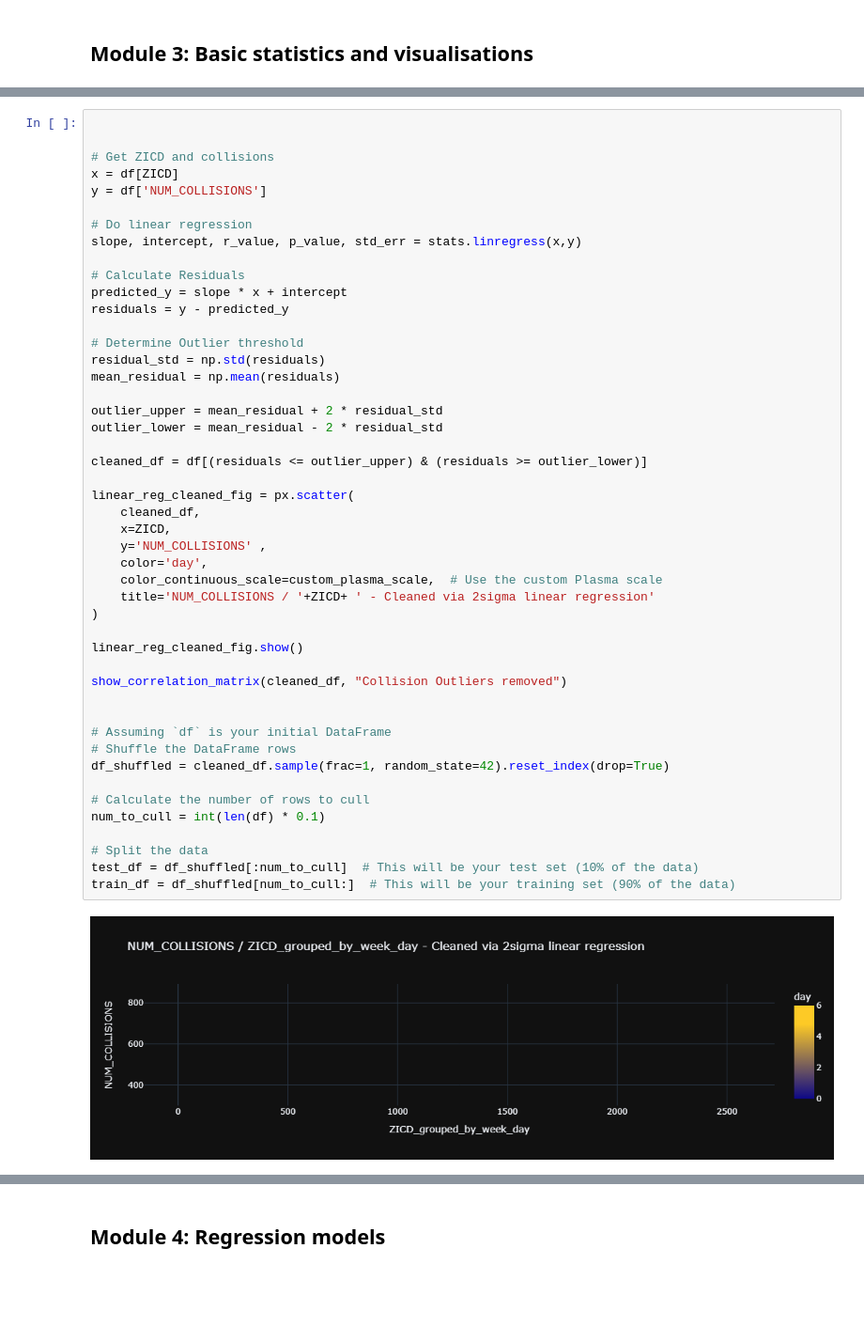
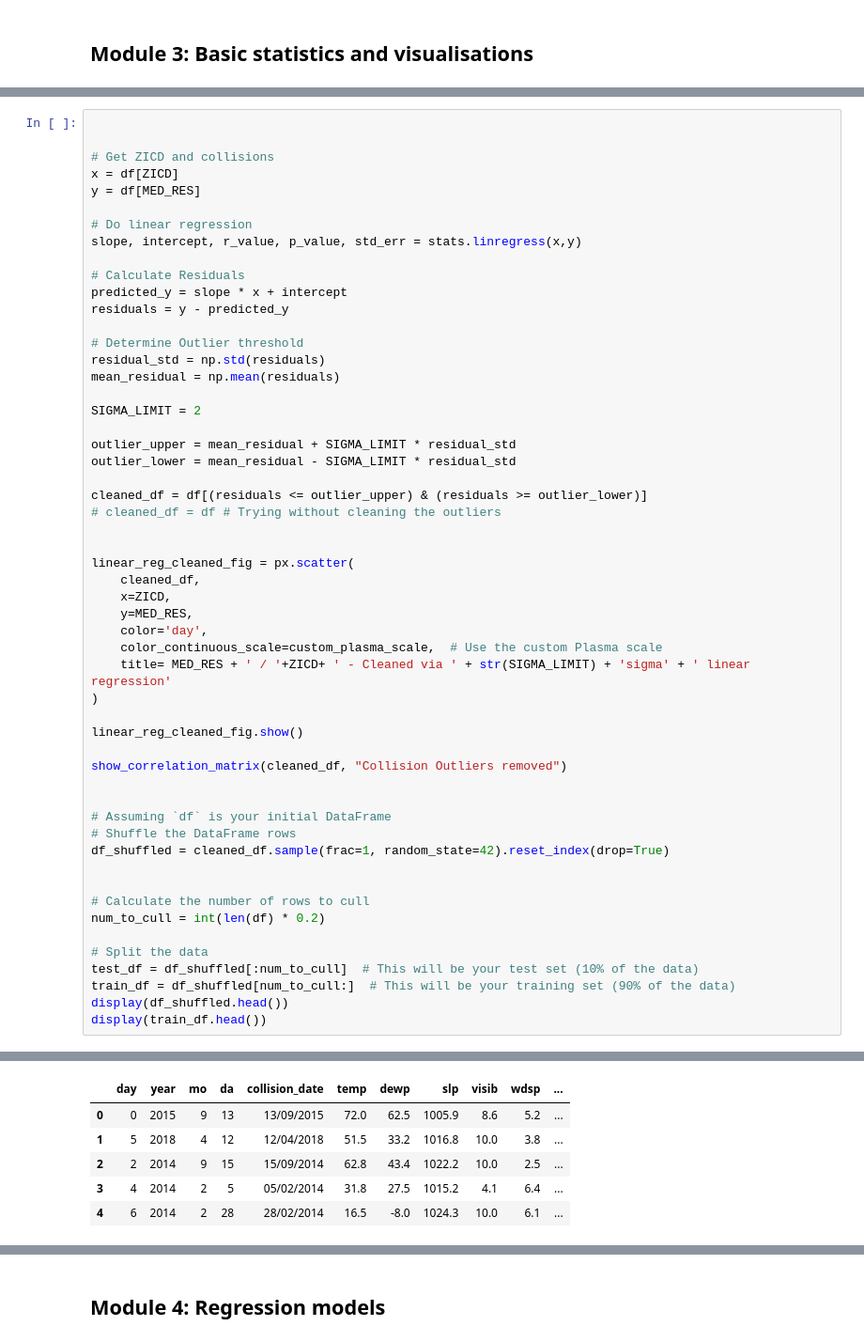
Before and after one commit to buchananwill/JupyterNotebookLBD, a Jupyter notebook: scientificProject/notebooks/Colab_notebook_template.ipynb, the cells around one changed output, grey strips where cells are left out. Shown at 94% size. Drawn from its saved outputs; the diff is of its cells as text; blank space fills up the shorter version.

```diff
--- a/scientificProject/notebooks/Colab_notebook_template.ipynb
+++ b/scientificProject/notebooks/Colab_notebook_template.ipynb
@@ -215,7 +280,7 @@ num_trips_to_zicd_year.show()
 
 # Get ZICD and collisions
 x = df[ZICD]
-y = df['NUM_COLLISIONS']
+y = df[MED_RES]
 
 # Do linear regression
 slope, intercept, r_value, p_value, std_err = stats.linregress(x,y)
@@ -228,18 +293,22 @@ residuals = y - predicted_y
 residual_std = np.std(residuals)
 mean_residual = np.mean(residuals)
 
-outlier_upper = mean_residual + 2 * residual_std
-outlier_lower = mean_residual - 2 * residual_std
+SIGMA_LIMIT = 2
+
+outlier_upper = mean_residual + SIGMA_LIMIT * residual_std
+outlier_lower = mean_residual - SIGMA_LIMIT * residual_std
 
 cleaned_df = df[(residuals <= outlier_upper) & (residuals >= outlier_lower)]
+# cleaned_df = df # Trying without cleaning the outliers
+
 
 linear_reg_cleaned_fig = px.scatter(
     cleaned_df,
     x=ZICD,
-    y='NUM_COLLISIONS' ,
+    y=MED_RES,
     color='day',
     color_continuous_scale=custom_plasma_scale,  # Use the custom Plasma scale
-    title='NUM_COLLISIONS / '+ZICD+ ' - Cleaned via 2sigma linear regression'
+    title= MED_RES + ' / '+ZICD+ ' - Cleaned via ' + str(SIGMA_LIMIT) + 'sigma' + ' linear regression'
 )
 
 linear_reg_cleaned_fig.show()
@@ -251,11 +320,13 @@ show_correlation_matrix(cleaned_df, "Collision Outliers removed")
 # Shuffle the DataFrame rows
 df_shuffled = cleaned_df.sample(frac=1, random_state=42).reset_index(drop=True)
 
+
 # Calculate the number of rows to cull
-num_to_cull = int(len(df) * 0.1)
+num_to_cull = int(len(df) * 0.2)
 
 # Split the data
 test_df = df_shuffled[:num_to_cull]  # This will be your test set (10% of the data)
 train_df = df_shuffled[num_to_cull:]  # This will be your training set (90% of the data)
+display(df_shuffled.head())
+display(train_df.head())
 # %% [output]
-[figure, removed]
@@ -262,0 +335,6 @@ train_df = df_shuffled[num_to_cull:]  # This will be your training set (90% of t
+|  | day | year | mo | da | collision_date | temp | dewp | slp | visib | wdsp | ... |
+| 0 | 0 | 2015 | 9 | 13 | 13/09/2015 | 72.0 | 62.5 | 1005.9 | 8.6 | 5.2 | ... |
+| 1 | 5 | 2018 | 4 | 12 | 12/04/2018 | 51.5 | 33.2 | 1016.8 | 10.0 | 3.8 | ... |
+| 2 | 2 | 2014 | 9 | 15 | 15/09/2014 | 62.8 | 43.4 | 1022.2 | 10.0 | 2.5 | ... |
+| 3 | 4 | 2014 | 2 | 5 | 05/02/2014 | 31.8 | 27.5 | 1015.2 | 4.1 | 6.4 | ... |
+| 4 | 6 | 2014 | 2 | 28 | 28/02/2014 | 16.5 | -8.0 | 1024.3 | 10.0 | 6.1 | ... |
```
Also changed, not shown: parts of 16 cells of this notebook.
